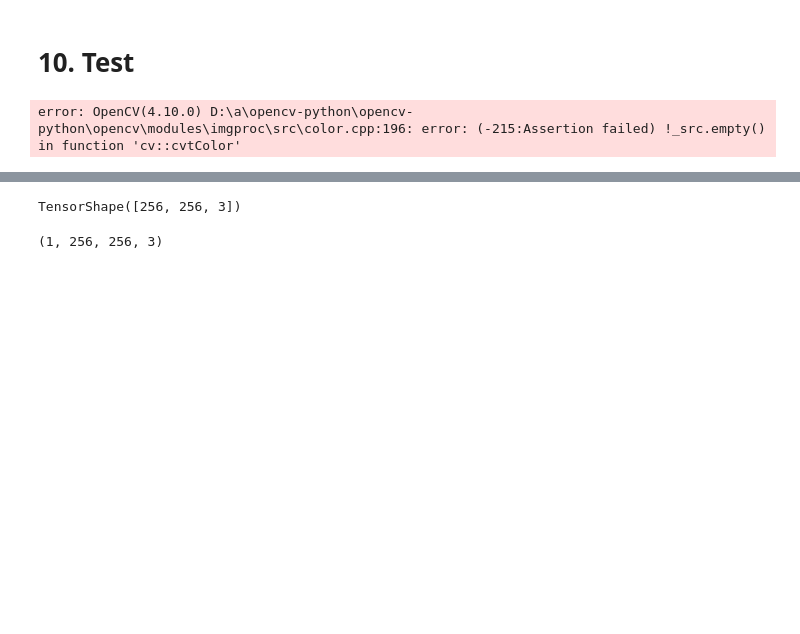
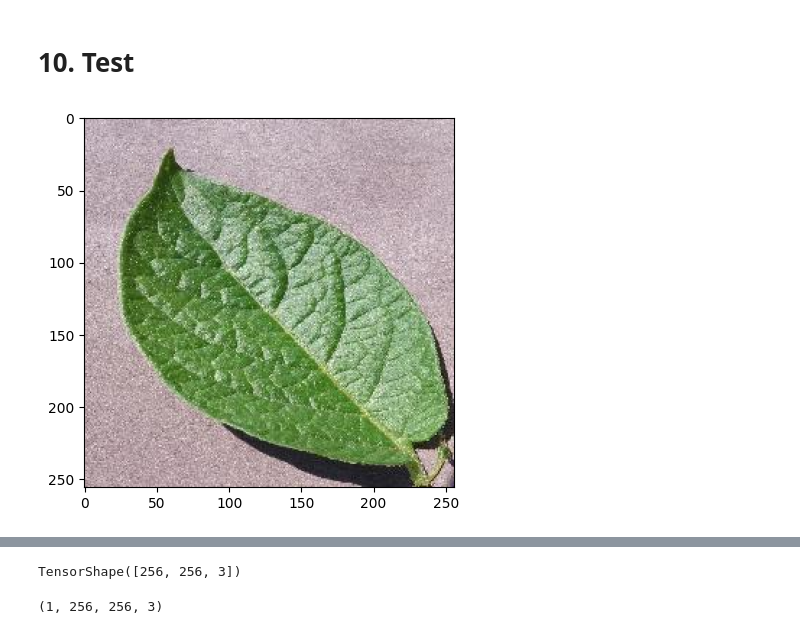
Before and after one commit to mananvijay72/Potato-Disease-Classifier, a Jupyter notebook: notebook.ipynb, the cells around one changed output, grey strips where cells are left out. Saved outputs shown, nothing was run; the diff lists cells and outputs as text; code cells hidden in the pictures; blank space fills up the shorter version.

```diff
--- a/notebook.ipynb
+++ b/notebook.ipynb
@@ -396,11 +392,11 @@ import cv2
 # %%
 #cv2 imagwe are in BGR not in RGB color format so we need to change it if you want to see it properly
 
-img = cv2.imread(')
+img = cv2.imread(r"data\Potato___healthy\1ae826e2-5148-47bd-a44c-711ec9cc9c75___RS_HL 1954.jpeg")
 plt.imshow(cv2.cvtColor(img, cv2.COLOR_BGR2RGB))
 plt.show()
 # %% [output]
-error: OpenCV(4.10.0) D:\a\opencv-python\opencv-python\opencv\modules\imgproc\src\color.cpp:196: error: (-215:Assertion failed) !_src.empty() in function 'cv::cvtColor'
+[figure, added]
 # %%
 #resizeing our image to match the input of model
 resize = tf.image.resize(img, (256,256))
```
Also changed, not shown: parts of 21 cells of this notebook.
